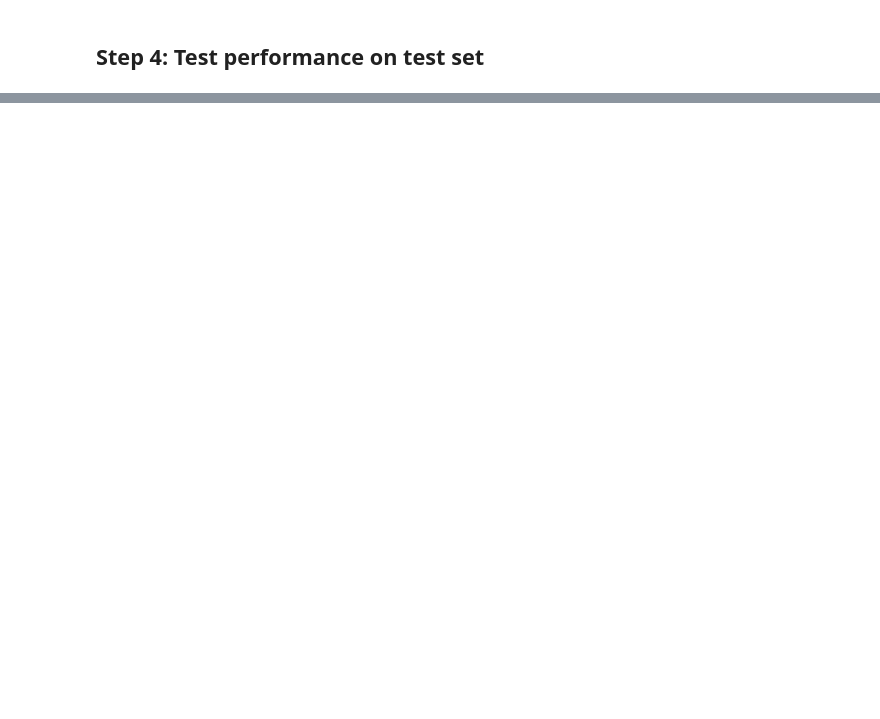
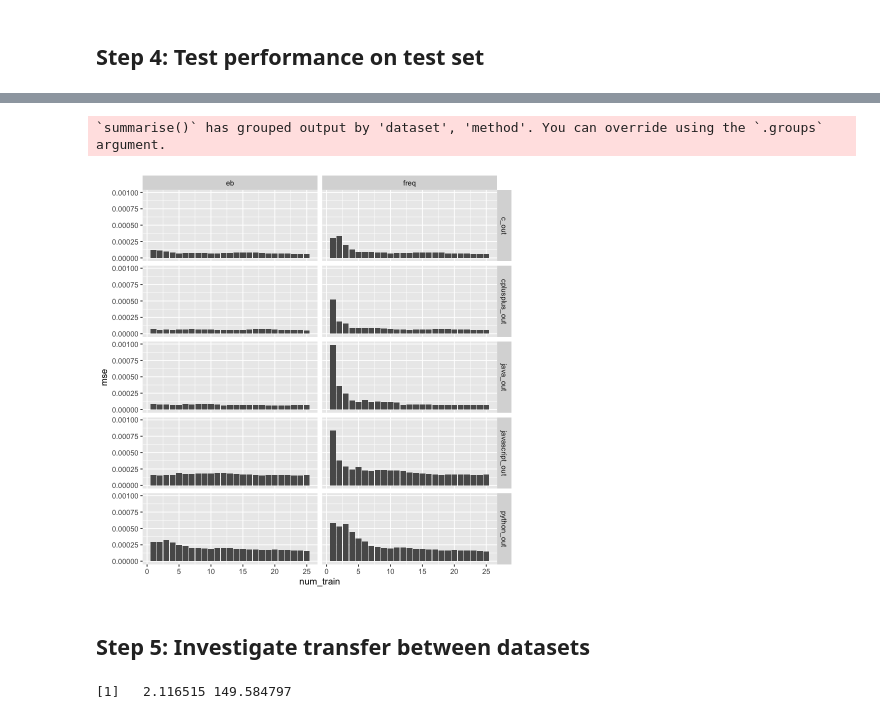
Before and after one commit to LEFTA98/empirical_bayes, a Jupyter notebook: sede_prelim_experiments.ipynb, the cells around one changed output, grey strips where cells are left out. Saved outputs shown, nothing was run; the diff lists cells and outputs as text; code cells hidden in the pictures; blank space fills up the shorter version.

```diff
--- a/sede_prelim_experiments.ipynb
+++ b/sede_prelim_experiments.ipynb
@@ -307,0 +378,35 @@ A data.frame: 40 × 4
+# %%
+graphed_df = group_by(results_df, dataset, method, num_train) %>% summarize(mse = mean(sq_error))
+ggplot(graphed_df) +
+       geom_bar(aes(x=num_train,y=mse), stat='identity') +
+       facet_grid(rows = vars(dataset), cols=vars(method))
+# %% [output]
+`summarise()` has grouped output by 'dataset', 'method'. You can override using the `.groups` argument.
+[figure, added]
+# %% [markdown]
+## Step 5: Investigate transfer between datasets
+# %%
+train_ds = filter(in_sample_data[['cplusplus_in']], UserId %in% in_sample_data[['c_in']]$UserId)
+train_ds <- mutate(train_ds, timePassed = as.numeric(ds_creation_date - CreationDate)/365)
+# time exposure parameter model
+# train_ds <- group_by(train_ds, UserId) %>% summarize(avgScore = sum(Score)/sum(timePassed))
+# no exposure parameter model
+# train_ds <- group_by(train_ds, UserId) %>% summarize(avgScore = mean(Score))
+# view count exposure parameter model
+train_ds <- group_by(train_ds, UserId) %>% summarize(avgScore = sum(Score)/sum(ViewCount))
+
+s <- log(mean(train_ds$avgScore)) - mean(log(train_ds$avgScore))
+alpha_est <- (3 - s + sqrt((s-3)^2 + 24 * s))/(12*s)
+
+for (i in c(1:200)) {
+    alpha_est <- alpha_est - (log(alpha_est) - digamma(alpha_est) - s)/(1/alpha_est - trigamma(alpha_est))
+}
+
+beta_est <- 1/(mean(train_ds$avgScore)/alpha_est)
+
+alpha_transfer <- alpha_est
+beta_transfer <- beta_est
+
+print(c(alpha_transfer, beta_transfer))
+# %% [output]
+[1]   2.116515 149.584797
```
Also changed, not shown: parts of 20 cells of this notebook, 1 other file.
